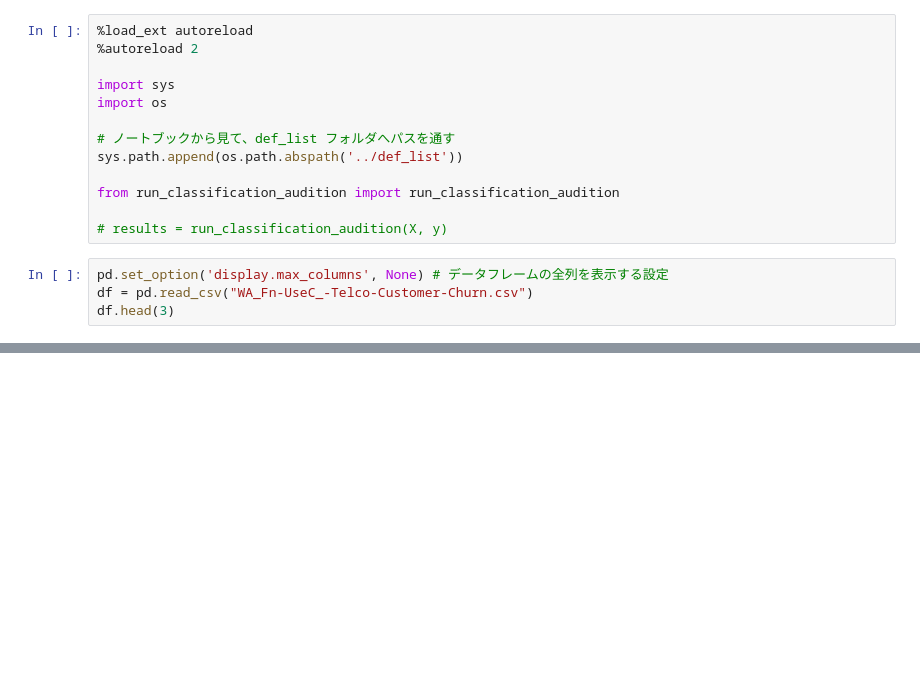
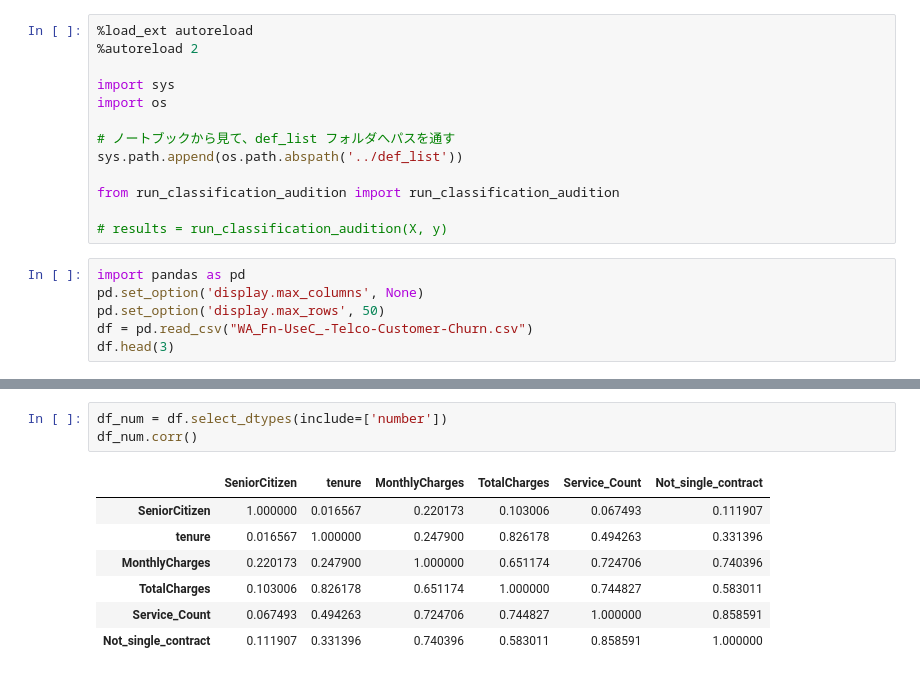
Before and after one commit to toshi-works/toshi-kaggle, a Jupyter notebook: Telco_Customer_Churn/Telco_Customer_Churn.ipynb, the cells around one changed output, grey strips where cells are left out. Cells and saved outputs as stored; diff of their text form; blank space fills up the shorter version.

```diff
--- a/Telco_Customer_Churn/Telco_Customer_Churn.ipynb
+++ b/Telco_Customer_Churn/Telco_Customer_Churn.ipynb
@@ -12,6 +12,8 @@ from run_classification_audition import run_classification_audition
 
 # results = run_classification_audition(X, y)
 # %%
-pd.set_option('display.max_columns', None) # データフレームの全列を表示する設定
+import pandas as pd
+pd.set_option('display.max_columns', None)
+pd.set_option('display.max_rows', 50)
 df = pd.read_csv("WA_Fn-UseC_-Telco-Customer-Churn.csv")
 df.head(3)
@@ -17,0 +36,11 @@ df.head(3)
+# %%
+df_num = df.select_dtypes(include=['number'])
+df_num.corr()
+# %% [output]
+|  | SeniorCitizen | tenure | MonthlyCharges | TotalCharges | Service_Count | Not_single_contract |
+| SeniorCitizen | 1.000000 | 0.016567 | 0.220173 | 0.103006 | 0.067493 | 0.111907 |
+| tenure | 0.016567 | 1.000000 | 0.247900 | 0.826178 | 0.494263 | 0.331396 |
+| MonthlyCharges | 0.220173 | 0.247900 | 1.000000 | 0.651174 | 0.724706 | 0.740396 |
+| TotalCharges | 0.103006 | 0.826178 | 0.651174 | 1.000000 | 0.744827 | 0.583011 |
+| Service_Count | 0.067493 | 0.494263 | 0.724706 | 0.744827 | 1.000000 | 0.858591 |
+| Not_single_contract | 0.111907 | 0.331396 | 0.740396 | 0.583011 | 0.858591 | 1.000000 |
```
Also changed, not shown: parts of 9 cells of this notebook, 9 other files.
